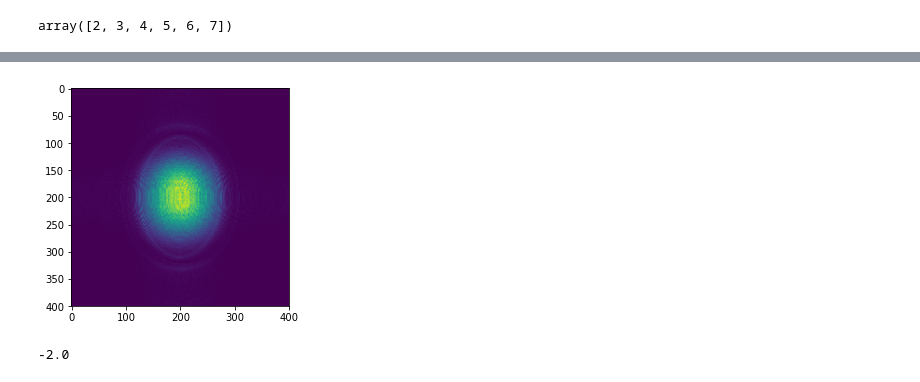
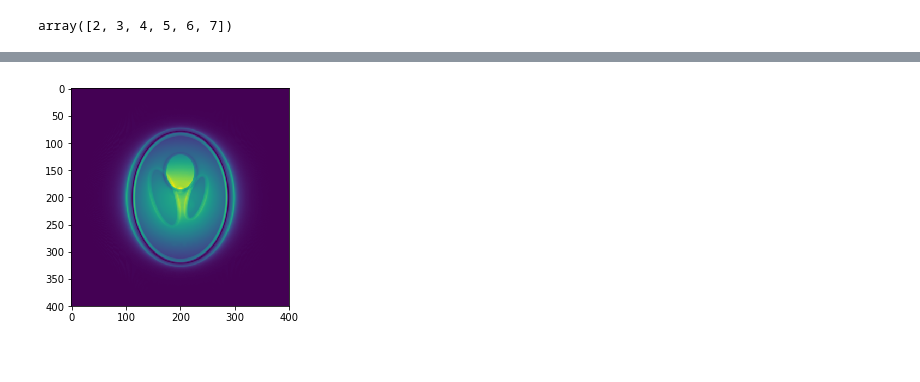
Before and after one commit to nicholas-zhu/MRI_tools, a Jupyter notebook: Untitled.ipynb, the cells around one changed output, grey strips where cells are left out. Drawn from its saved outputs; the diff is of its cells as text; code cells hidden in the pictures.

```diff
--- a/Untitled.ipynb
+++ b/Untitled.ipynb
@@ -187,2 +191,0 @@ NFT = nufft_support.NUFFT(traj, grid_r,pattern=(traj[0,:]**2+traj[1,:]**2+traj[2
-# %%
-img = NFT.adjoint(data.reshape([1,-1]))
@@ -207,12 +209,7 @@ img = NFT.adjoint(data.reshape([1,-1]))
 # %%
-import matplotlib.pyplot as plt
 img.shape
-plt.imshow(np.abs(img[:,:,5]))
+plt.imshow(np.abs(img[:,:,20]))
 plt.ioff()
 plt.show()
 # %% [output]
-[figure, old version]
+[figure, new version]
-# %%
-np.floor(-1.1)
-# %% [output]
--2.0
```
Also changed, not shown: parts of 8 cells of this notebook.
